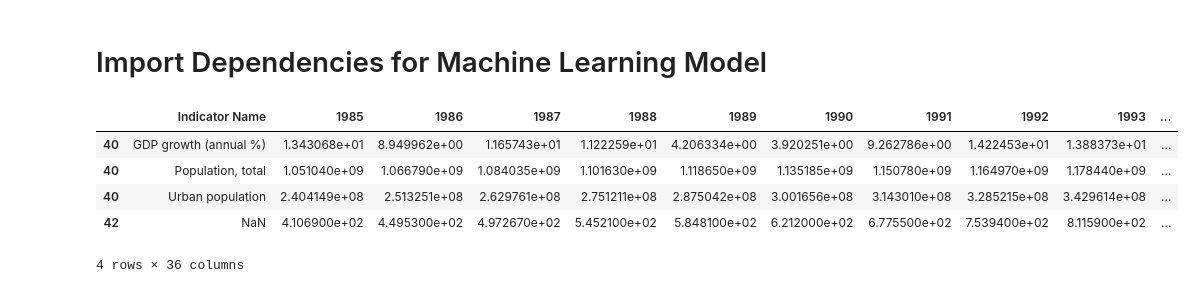
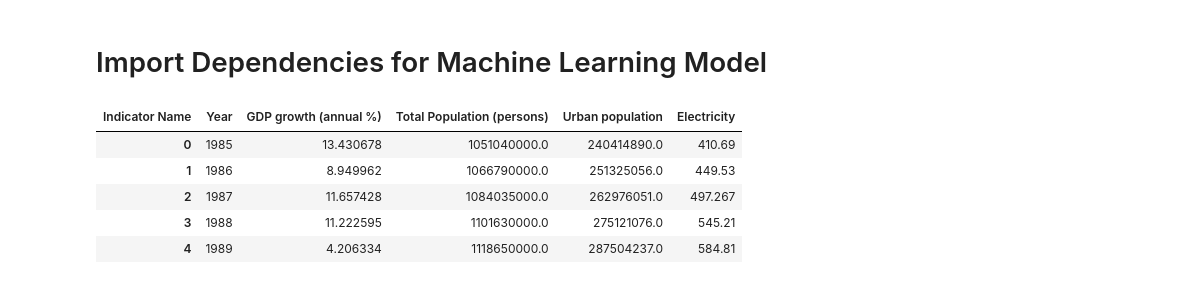
Before and after one commit to jackmcdonnell713/Sustainability_Group, a Jupyter notebook: Final Project.ipynb, the cells around one changed output. Cells and saved outputs as stored; diff of their text form; code cells hidden in the pictures.

```diff
--- a/Final Project.ipynb
+++ b/Final Project.ipynb
@@ -82,6 +82,7 @@ chinadata_df.head()
 # %%
 # Create a DataFrame for global DDP data.
 globalelectricity_df = pd.read_csv("electricity-generation.csv")
+globalelectricity_df["Indicator Name"] = "Electricity"
 globalelectricity_df.head()
 # %% [output]
 |  | Country Name | 1985 | 1986 | 1987 | 1988 | 1989 | 1990 | 1991 | 1992 | 1993 | ... |
@@ -128,7 +130,7 @@ alldataclean_df.head()
 4 rows × 36 columns
 # %%
 # Transpose clean dataframs for machine learning model
-alldataclean_transpose_df = alldataclean_df.transpose()
+alldataclean_transpose_df = alldataclean_df.T
 alldataclean_transpose_df.head()
 # %% [output]
 |  | 40 | 40 | 40 | 42 |
@@ -137,3 +139,9 @@ alldataclean_transpose_df.head()
 | 1986 | 8.949962 | 1066790000.0 | 251325056.0 | 449.53 |
 | 1987 | 11.657428 | 1084035000.0 | 262976051.0 | 497.267 |
 | 1988 | 11.222595 | 1101630000.0 | 275121076.0 | 545.21 |
+# %%
+# Create header row
+#new_header_df = alldataclean_transpose_df.copy()
+alldataclean_transpose_df.columns = alldataclean_transpose_df.iloc[0]
+alldataclean_transpose_df = alldataclean_transpose_df[1:].reset_index()
+alldataclean_transpose_df.head()
@@ -140,5 +155,6 @@ alldataclean_transpose_df.head()
 # %%
-# df.rename(columns={'A':'','B':''})
-alldataclean_transpose_df.rename(columns={'Indicator Name':'Year'})
+# renaming columns
+alldataclean_transpose_df.rename(columns= {'index': "Year",
+                                           "Population, total": "Total Population (persons)"}, inplace = True)
 alldataclean_transpose_df.head()
 # %% [output]
@@ -156,13 +193,13 @@ from pathlib import Path
 import matplotlib.pyplot as plt
 from sklearn.linear_model import LinearRegression
 # %%
-df = alldataclean_df
+df = alldataclean_transpose_df
 df.head()
 # %% [output]
-|  | Indicator Name | 1985 | 1986 | 1987 | 1988 | 1989 | 1990 | 1991 | 1992 | 1993 | ... |
-| 40 | GDP growth (annual %) | 1.343068e+01 | 8.949962e+00 | 1.165743e+01 | 1.122259e+01 | 4.206334e+00 | 3.920251e+00 | 9.262786e+00 | 1.422453e+01 | 1.388373e+01 | ... |
-| 40 | Population, total | 1.051040e+09 | 1.066790e+09 | 1.084035e+09 | 1.101630e+09 | 1.118650e+09 | 1.135185e+09 | 1.150780e+09 | 1.164970e+09 | 1.178440e+09 | ... |
-| 40 | Urban population | 2.404149e+08 | 2.513251e+08 | 2.629761e+08 | 2.751211e+08 | 2.875042e+08 | 3.001656e+08 | 3.143010e+08 | 3.285215e+08 | 3.429614e+08 | ... |
-| 42 | NaN | 4.106900e+02 | 4.495300e+02 | 4.972670e+02 | 5.452100e+02 | 5.848100e+02 | 6.212000e+02 | 6.775500e+02 | 7.539400e+02 | 8.115900e+02 | ... |
+| Indicator Name | Year | GDP growth (annual %) | Total Population (persons) | Urban population | Electricity |
+| 0 | 1985 | 13.430678 | 1051040000.0 | 240414890.0 | 410.69 |
+| 1 | 1986 | 8.949962 | 1066790000.0 | 251325056.0 | 449.53 |
+| 2 | 1987 | 11.657428 | 1084035000.0 | 262976051.0 | 497.267 |
+| 3 | 1988 | 11.222595 | 1101630000.0 | 275121076.0 | 545.21 |
+| 4 | 1989 | 4.206334 | 1118650000.0 | 287504237.0 | 584.81 |
-4 rows × 36 columns
 # %%
```
Also changed, not shown: parts of 15 cells of this notebook.
